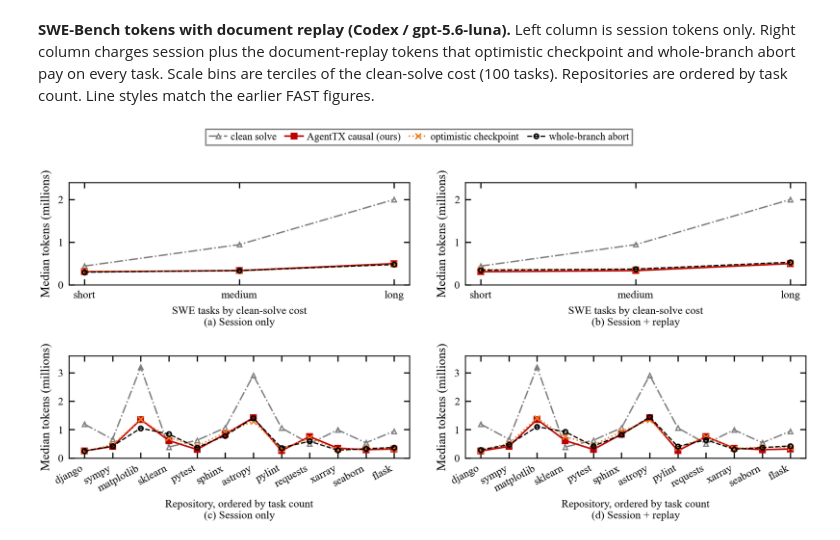
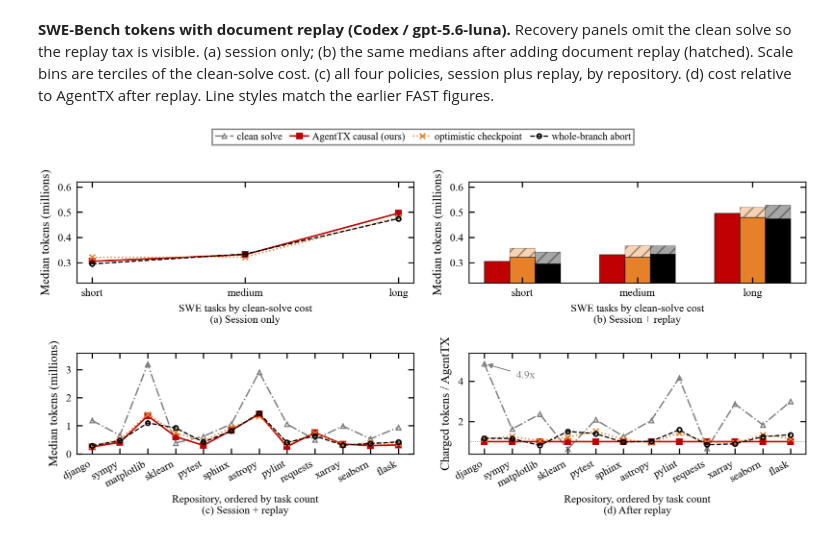
Before and after one commit to Bigsmart408/agenttx, a Jupyter notebook: motivation/plot_swe_tokens.ipynb, the cells around one changed output. Saved outputs shown, nothing was run; the diff lists cells and outputs as text; code cells hidden in the pictures.

Commit message:
Show replay tax on SWE recovery tokens.

```diff
--- a/motivation/plot_swe_tokens.ipynb
+++ b/motivation/plot_swe_tokens.ipynb
@@ -1,10 +1,10 @@
 # %% [markdown]
-**SWE-Bench tokens with document replay (Codex / gpt-5.6-luna).** Left
-column is session tokens only. Right column charges session plus the
-document-replay tokens that optimistic checkpoint and whole-branch
-abort pay on every task. Scale bins are terciles of the clean-solve
-cost (100 tasks). Repositories are ordered by task count. Line styles
-match the earlier FAST figures.
+**SWE-Bench tokens with document replay (Codex / gpt-5.6-luna).**
+Recovery panels omit the clean solve so the replay tax is visible.
+(a) session only; (b) the same medians after adding document replay
+(hatched). Scale bins are terciles of the clean-solve cost. (c) all
+four policies, session plus replay, by repository. (d) cost relative
+to AgentTX after replay. Line styles match the earlier FAST figures.
 # %%
 # ipython -c "%run plot_swe_tokens.ipynb"
 # FAST/USENIX line-plot conventions: white panels, boxed top legend,
@@ -118,68 +118,104 @@ def repo_median(frame, mode):
     ]
 
 
+RECOVERY = ["causal", "temporal_checkpoint", "whole_branch_abort"]
 fig = plt.figure(dpi=300, figsize=(cm_to_inch(STANDARD_WIDTH), cm_to_inch(8.8)))
 handles = []
 
 ax = plt.subplot(2, 2, 1)
-for mode in MODES:
-    handle, = ax.plot(sx, np.asarray(scale_median(sess, mode), dtype=float) / 1e6, **STYLES[mode], label=LABELS[mode])
-    handles.append(handle)
+for mode in RECOVERY:
+    ax.plot(sx, np.asarray(scale_median(sess, mode), dtype=float) / 1e6, **STYLES[mode], label=LABELS[mode])
 ax.set_xticks(sx, SCALE_LABELS)
-ax.set_ylim(0, 2.4)
+ax.set_ylim(0.22, 0.62)
 ax.set_ylabel("Median tokens (millions)", fontsize=8)
 ax.set_xlabel("SWE tasks by clean-solve cost\n(a) Session only", fontsize=7)
 
 ax = plt.subplot(2, 2, 2)
-for mode in MODES:
-    ax.plot(sx, np.asarray(scale_median(charged, mode), dtype=float) / 1e6, **STYLES[mode])
+width = 0.22
+for idx, mode in enumerate(RECOVERY):
+    sess_y = np.asarray(scale_median(sess, mode), dtype=float) / 1e6
+    chg_y = np.asarray(scale_median(charged, mode), dtype=float) / 1e6
+    rep_y = chg_y - sess_y
+    xpos = sx + (idx - 1) * width
+    ax.bar(
+        xpos,
+        sess_y,
+        width=width,
+        color=STYLES[mode]["color"],
+        edgecolor="black",
+        linewidth=0.35,
+        label=LABELS[mode],
+    )
+    ax.bar(
+        xpos,
+        rep_y,
+        width=width,
+        bottom=sess_y,
+        color=STYLES[mode]["color"],
+        alpha=0.35,
+        hatch="///",
+        edgecolor="black",
+        linewidth=0.35,
+    )
 ax.set_xticks(sx, SCALE_LABELS)
-ax.set_ylim(0, 2.4)
+ax.set_ylim(0.22, 0.62)
 ax.set_ylabel("Median tokens (millions)", fontsize=8)
 ax.set_xlabel("SWE tasks by clean-solve cost\n(b) Session + replay", fontsize=7)
 
 ax = plt.subplot(2, 2, 3)
 for mode in MODES:
-    ax.plot(rx, np.asarray(repo_median(sess, mode), dtype=float) / 1e6, **STYLES[mode])
+    handle, = ax.plot(rx, np.asarray(repo_median(charged, mode), dtype=float) / 1e6, **STYLES[mode], label=LABELS[mode])
+    handles.append(handle)
 ax.set_xticks(rx, REPO_ORDER, rotation=28, ha="right")
 ax.set_ylim(0, 3.6)
 ax.set_ylabel("Median tokens (millions)", fontsize=8)
-ax.set_xlabel("Repository, ordered by task count\n(c) Session only", fontsize=7)
+ax.set_xlabel("Repository, ordered by task count\n(c) Session + replay", fontsize=7)
 
 ax = plt.subplot(2, 2, 4)
+ax.axhline(1.0, color="0.55", linewidth=0.5, linestyle=":")
+causal_med = np.clip(np.asarray(repo_median(charged, "causal"), dtype=float), 1.0, None)
 for mode in MODES:
-    ax.plot(rx, np.asarray(repo_median(charged, mode), dtype=float) / 1e6, **STYLES[mode])
+    ys = np.ones(len(REPO_ORDER)) if mode == "causal" else np.asarray(repo_median(charged, mode), dtype=float) / causal_med
+    ax.plot(rx, ys, **STYLES[mode])
+ax.annotate(
+    "4.9x",
+    xy=(0, repo_median(charged, "no_fault")[0] / causal_med[0]),
+    xytext=(1.15, 4.15),
+    fontsize=7,
+    color="#7f7f7f",
+    arrowprops=dict(arrowstyle="-|>", color="#7f7f7f", lw=0.6),
+)
 ax.set_xticks(rx, REPO_ORDER, rotation=28, ha="right")
-ax.set_ylim(0, 3.6)
-ax.set_ylabel("Median tokens (millions)", fontsize=8)
-ax.set_xlabel("Repository, ordered by task count\n(d) Session + replay", fontsize=7)
+ax.set_ylim(0.4, 5.4)
+ax.set_ylabel("Charged tokens / AgentTX", fontsize=8)
+ax.set_xlabel("Repository, ordered by task count\n(d) After replay", fontsize=7)
 
 for axis in fig.axes:
     axis.tick_params(axis="both", labelsize=7, direction="in", top=True, right=True)
 
 fig.legend(
     handles=handles,
     loc="upper center",
     bbox_to_anchor=(0.5, 1.035),
     ncol=4,
     fontsize=6.5,
     columnspacing=0.8,
     handlelength=1.8,
     handletextpad=0.35,
     borderpad=0.3,
 )
 plt.tight_layout(pad=0.6, h_pad=1.8, w_pad=1.2, rect=[0.0, 0.0, 1.0, 0.91])
 for dest in (FIGDIR, PAPER):
     fig.savefig(dest / "FIG-SWE-Tokens.pdf", bbox_inches="tight", pad_inches=0.02)
     fig.savefig(dest / "FIG-SWE-Token-Tasks.png", dpi=300, bbox_inches="tight", pad_inches=0.02)
 if matplotlib.get_backend().lower() != "agg":
     plt.show()
 
 print(f"loaded {CSV}")
 print("session vs session+replay by scale (millions)")
 for kind, frame in [("session", sess), ("charged", charged)]:
     print(kind, {label: {mode: round(scale_median(frame, mode)[i] / 1e6, 3) for mode in MODES} for i, label in enumerate(SCALE_LABELS)})
 print("django session", {mode: round(repo_median(sess, mode)[0] / 1e3, 1) for mode in MODES})
 print("django charged", {mode: round(repo_median(charged, mode)[0] / 1e3, 1) for mode in MODES})
 # %% [output]
-[figure, old version]
+[figure, new version]
```
Also changed, not shown: 4 other files.
